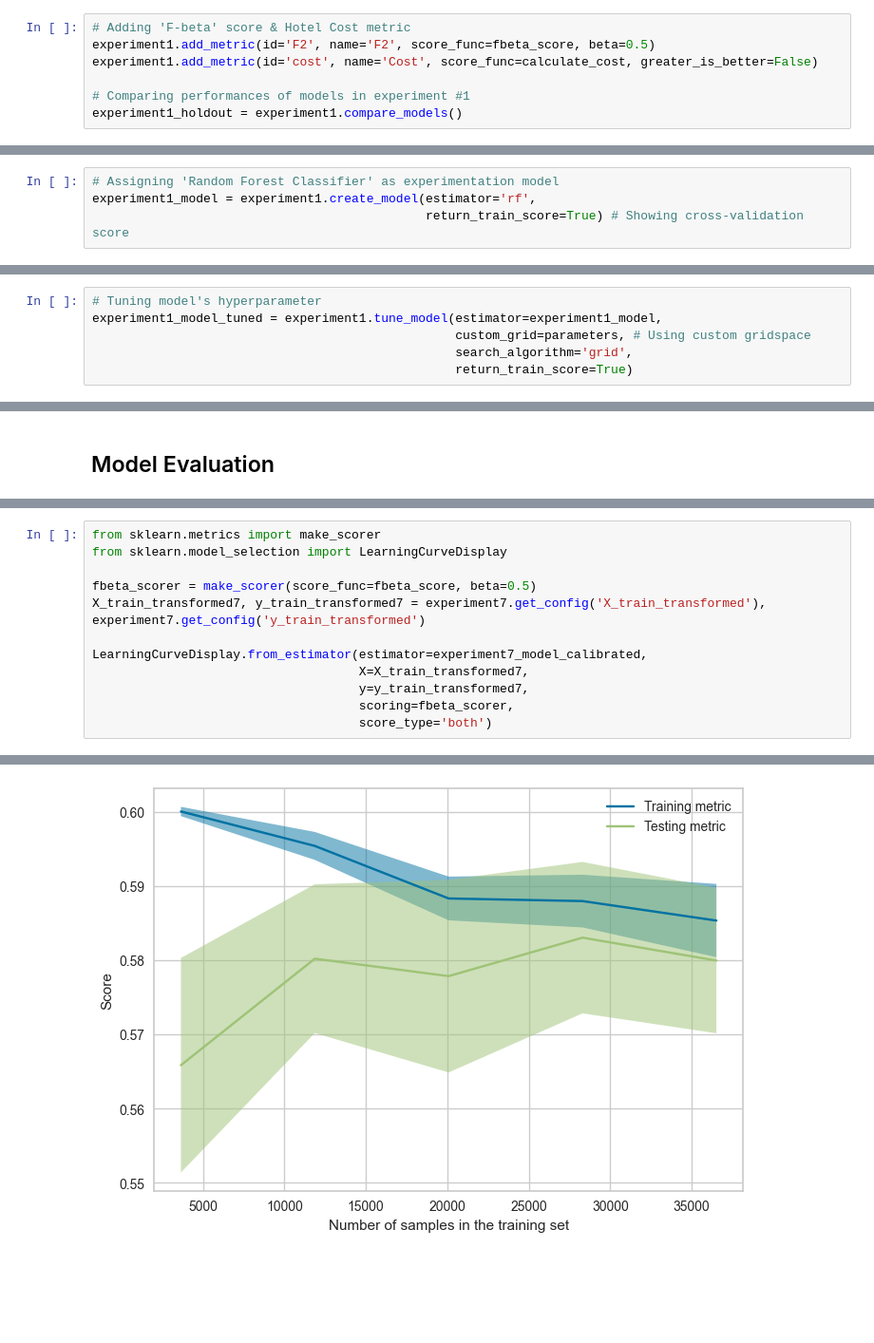
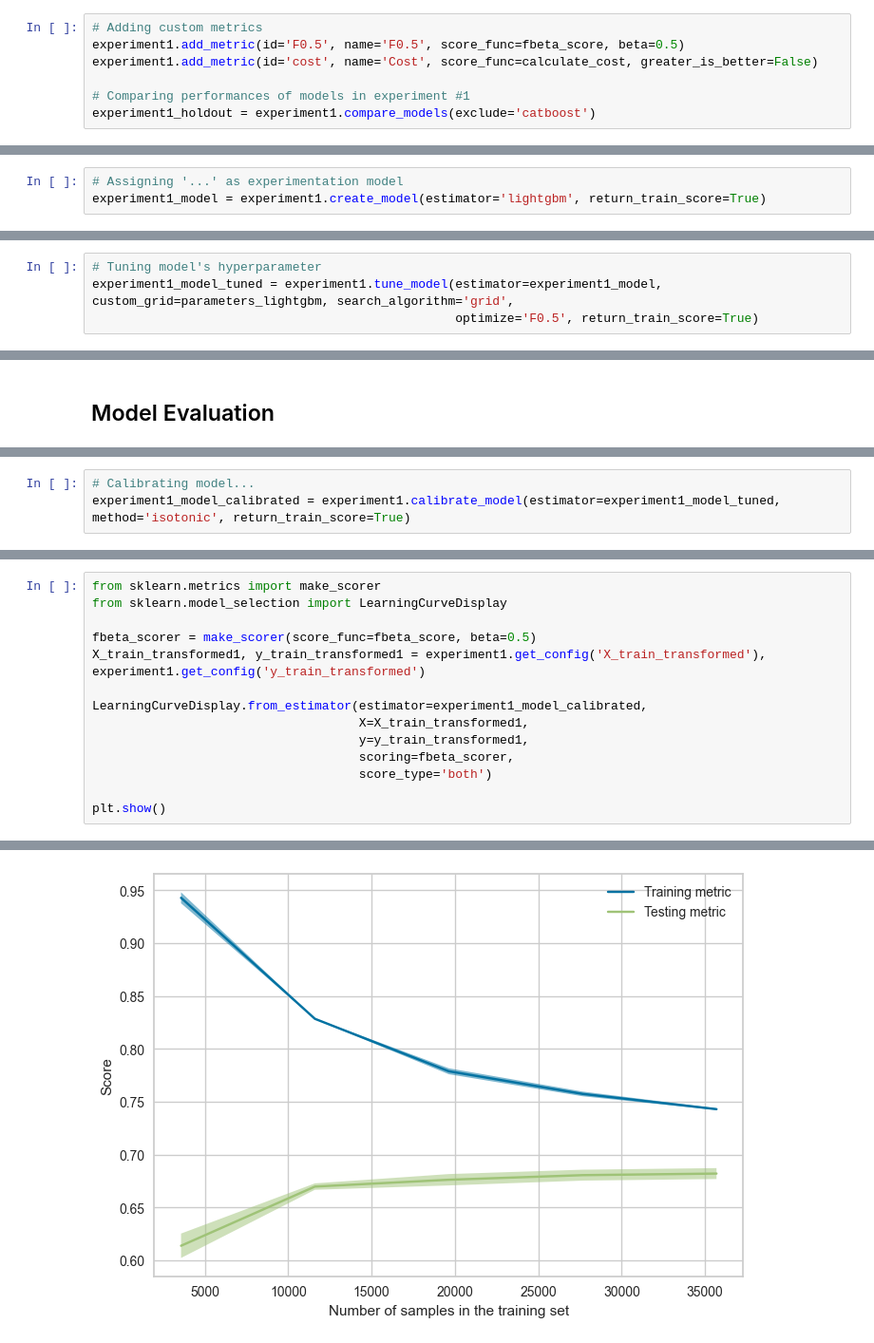
Before and after one commit to garudapaksi-yusuf/Hotel_Booking_Demand, a Jupyter notebook: Hotel_Booking_Demand_Part_2.ipynb, the cells around one changed output, grey strips where cells are left out. Shown at 95% size. Saved outputs shown, nothing was run; the diff lists cells and outputs as text; blank space fills up the shorter version.

```diff
--- a/Hotel_Booking_Demand_Part_2.ipynb
+++ b/Hotel_Booking_Demand_Part_2.ipynb
@@ -716,9 +757,9 @@ with pd.option_context('display.max_columns', None):
 # %%
-# Adding 'F-beta' score & Hotel Cost metric
-experiment1.add_metric(id='F2', name='F2', score_func=fbeta_score, beta=0.5)
+# Adding custom metrics
+experiment1.add_metric(id='F0.5', name='F0.5', score_func=fbeta_score, beta=0.5)
 experiment1.add_metric(id='cost', name='Cost', score_func=calculate_cost, greater_is_better=False)
 
 # Comparing performances of models in experiment #1
-experiment1_holdout = experiment1.compare_models()
+experiment1_holdout = experiment1.compare_models(exclude='catboost')
 # %% [output]
 [interactive output not drawn]
@@ -742,6 +786,5 @@ experiment1_holdout = experiment1.compare_models()
 # %%
-# Assigning 'Random Forest Classifier' as experimentation model
-experiment1_model = experiment1.create_model(estimator='rf',
-                                             return_train_score=True) # Showing cross-validation score
+# Assigning '...' as experimentation model
+experiment1_model = experiment1.create_model(estimator='lightgbm', return_train_score=True)
 # %% [output]
 [interactive output not drawn]
@@ -766,8 +809,6 @@ experiment1_model = experiment1.create_model(estimator='rf',
 # %%
 # Tuning model's hyperparameter
-experiment1_model_tuned = experiment1.tune_model(estimator=experiment1_model,
-                                                 custom_grid=parameters, # Using custom gridspace
-                                                 search_algorithm='grid',
-                                                 return_train_score=True)
+experiment1_model_tuned = experiment1.tune_model(estimator=experiment1_model, custom_grid=parameters_lightgbm, search_algorithm='grid',
+                                                 optimize='F0.5', return_train_score=True)
 # %% [output]
 [interactive output not drawn]
@@ -2051,0 +1481,3 @@ plot_model(estimator=experiment0_model, plot='calibration')
+# %%
+# Calibrating model...
+experiment1_model_calibrated = experiment1.calibrate_model(estimator=experiment1_model_tuned, method='isotonic', return_train_score=True)
@@ -2131,11 +1531,13 @@ from sklearn.metrics import make_scorer
 from sklearn.model_selection import LearningCurveDisplay
 
 fbeta_scorer = make_scorer(score_func=fbeta_score, beta=0.5)
-X_train_transformed7, y_train_transformed7 = experiment7.get_config('X_train_transformed'), experiment7.get_config('y_train_transformed')
+X_train_transformed1, y_train_transformed1 = experiment1.get_config('X_train_transformed'), experiment1.get_config('y_train_transformed')
 
-LearningCurveDisplay.from_estimator(estimator=experiment7_model_calibrated,
-                                    X=X_train_transformed7,
-                                    y=y_train_transformed7,
+LearningCurveDisplay.from_estimator(estimator=experiment1_model_calibrated,
+                                    X=X_train_transformed1,
+                                    y=y_train_transformed1,
                                     scoring=fbeta_scorer,
                                     score_type='both')
+
+plt.show()
 # %% [output]
@@ -2143 +1561 @@ LearningCurveDisplay.from_estimator(estimator=experiment7_model_calibrated,
-[figure, old version]
+[figure, new version]
```
Also changed, not shown: parts of 192 cells of this notebook.
